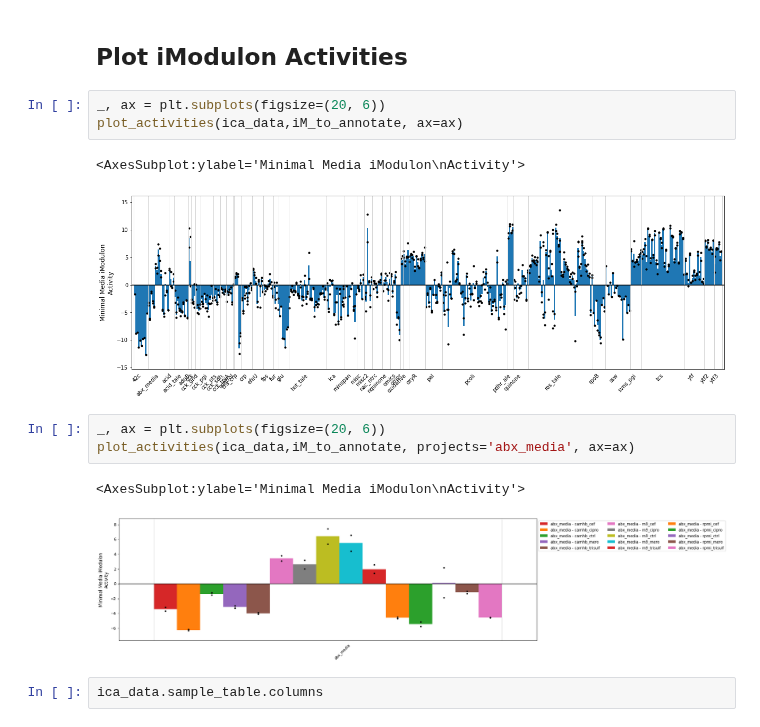
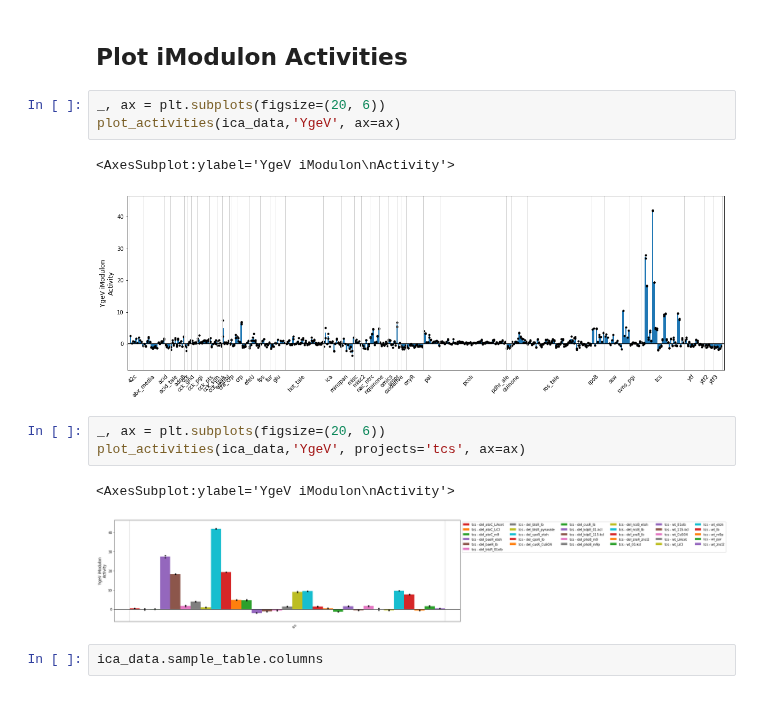
Before and after one commit to SBRG/precise2, a Jupyter notebook: notebooks/manual_imodulon_annotation.ipynb, the cells around one changed output. Saved outputs shown, nothing was run; the diff lists cells and outputs as text.

```diff
--- a/notebooks/manual_imodulon_annotation.ipynb
+++ b/notebooks/manual_imodulon_annotation.ipynb
@@ -83,16 +81,16 @@ imod_genes.sort_values(by='gene_weight', ascending=False)
 ## Plot iModulon Activities
 # %%
 _, ax = plt.subplots(figsize=(20, 6))
-plot_activities(ica_data,iM_to_annotate, ax=ax)
+plot_activities(ica_data,'YgeV', ax=ax)
 # %% [output]
-<AxesSubplot:ylabel='Minimal Media iModulon\nActivity'>
+<AxesSubplot:ylabel='YgeV iModulon\nActivity'>
-[figure, old version]
+[figure, new version]
 # %%
 _, ax = plt.subplots(figsize=(20, 6))
-plot_activities(ica_data,iM_to_annotate, projects='abx_media', ax=ax)
+plot_activities(ica_data,'YgeV', projects='tcs', ax=ax)
 # %% [output]
-<AxesSubplot:ylabel='Minimal Media iModulon\nActivity'>
+<AxesSubplot:ylabel='YgeV iModulon\nActivity'>
-[figure, old version]
+[figure, new version]
 # %%
 ica_data.sample_table.columns
 # %% [output]
```
Also changed, not shown: parts of 4 cells of this notebook, 4 other files.
